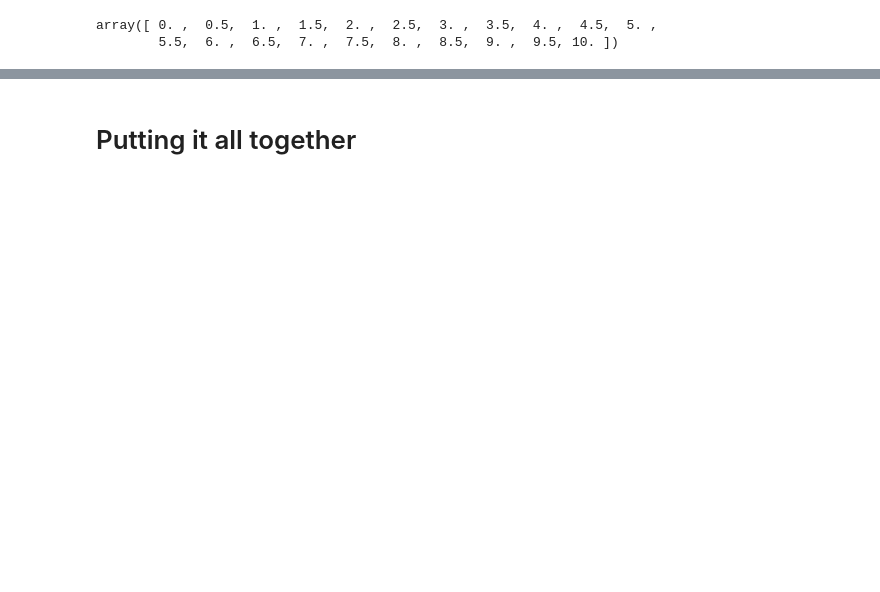
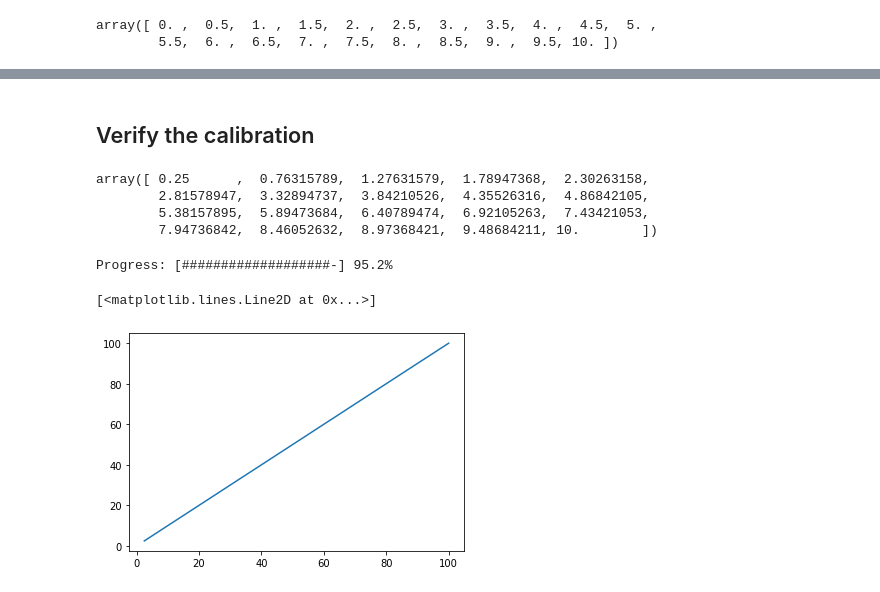
Before and after one commit to abergerSRS/SR542_CalSoftware, a Jupyter notebook: adc_cal.ipynb, the cells around one changed output, grey strips where cells are left out. Cells and saved outputs as stored; diff of their text form; code cells hidden in the pictures; blank space fills up the shorter version.

```diff
--- a/adc_cal.ipynb
+++ b/adc_cal.ipynb
@@ -298,10 +380,0 @@ serialCmd(dc205, 'SOUT ON')
-# %%
-f_src = []
-for v in testVolts:
-    serialCmd(dc205, f'VOLT {v:.3f}')
-
-    time.sleep(3.0) #TODO: how long to sleep here?
-    f = float(serialQry(sr542, 'MFRQ? SRCE'))
-    f_src.append(f)
-
-    update_progress(len(f_src) / len(testVolts))
@@ -346,2 +381,2 @@ rms(testVolts/10 * 100 - f_src)
-# %% [markdown]
-# Putting it all together
+# %% [markdown]
+## Verify the calibration
@@ -347,0 +385,33 @@ rms(testVolts/10 * 100 - f_src)
+# %%
+verifyVolts = np.linspace(0.25, 10, 20)
+verifyVolts
+# %% [output]
+array([ 0.25      ,  0.76315789,  1.27631579,  1.78947368,  2.30263158,
+        2.81578947,  3.32894737,  3.84210526,  4.35526316,  4.86842105,
+        5.38157895,  5.89473684,  6.40789474,  6.92105263,  7.43421053,
+        7.94736842,  8.46052632,  8.97368421,  9.48684211, 10.        ])
+# %%
+f_src = []
+v_dvm = []
+serialCmd(dc205, 'SOUT ON')
+
+for v in verifyVolts:
+    serialCmd(dc205, f'VOLT {v:.3f}')
+
+    time.sleep(3.0) #TODO: how long to sleep here?
+    f = float(serialQry(sr542, 'MFRQ? SRCE'))
+    v = float(dvm.query('MEAS:VOLT:DC? AUTO, 3e-5').strip('\n'))
+    f_src.append(f)
+    v_dvm.append(v)
+
+    update_progress(len(f_src) / len(testVolts))
+
+serialCmd(dc205, 'VOLT 0')
+serialCmd(dc205, 'SOUT OFF')
+# %% [output]
+Progress: [###################-] 95.2%
+# %%
+plt.plot(np.array(v_dvm)/10 * 100, f_src)
+# %% [output]
+[<matplotlib.lines.Line2D at 0x...>]
+[figure, added]
```
Also changed, not shown: parts of 86 cells of this notebook.
